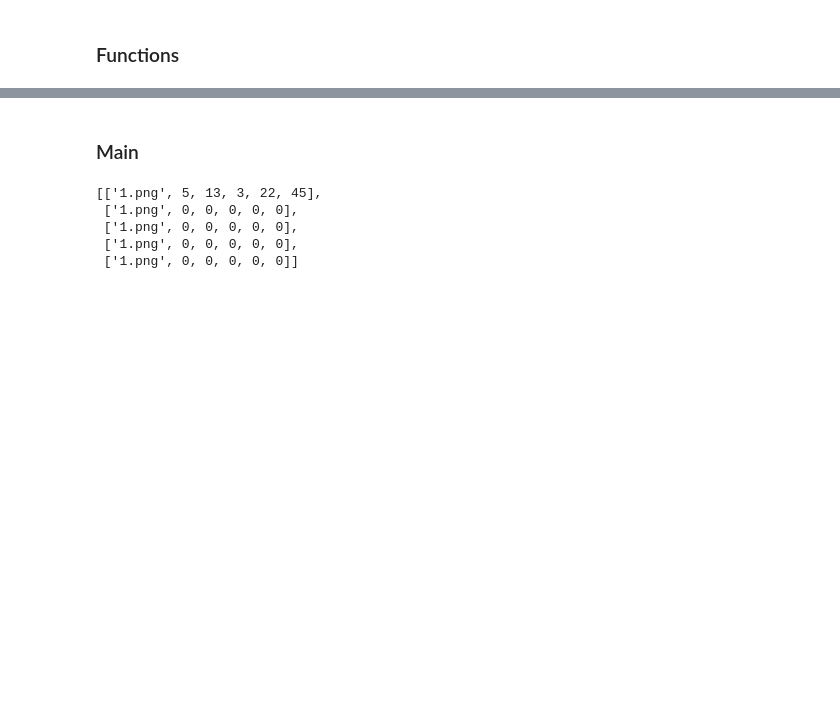
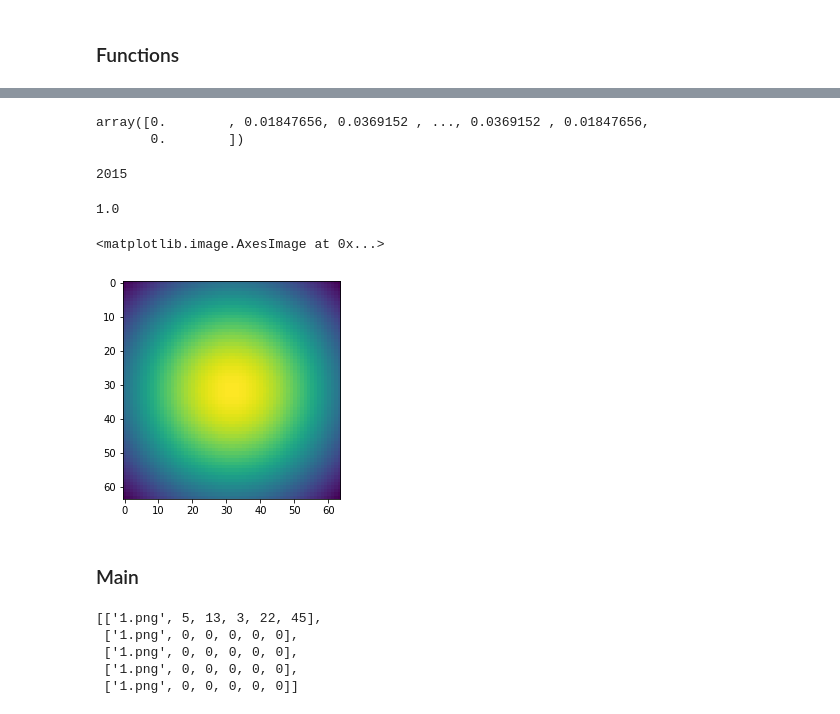
Before and after one commit to tonyjo/multi_digit_classification_attention, a Jupyter notebook: test_gen_attention_mask.ipynb, the cells around one changed output, grey strips where cells are left out. Cells and saved outputs as stored; diff of their text form; code cells hidden in the pictures; blank space fills up the shorter version.

```diff
--- a/test_gen_attention_mask.ipynb
+++ b/test_gen_attention_mask.ipynb
@@ -26,3 +81,5 @@ def gaussian2d(sup, scales):
     g = (1/np.sqrt(2*np.pi*var))*np.exp( -(x*x + y*y) / (2*var))
 
     return g
+# %%
+x, y = np.meshgrid(np.linspace(-1,1,64), np.linspace(-1,1,64))
@@ -28,0 +92,4 @@ def gaussian2d(sup, scales):
+# %%
+d = np.sqrt(x*x+y*y)
+sigma, mu = 1.0, 0.0
+g = np.exp(-( (d-mu)**2 / ( 2.0 * sigma**2 ) ) )
@@ -28,0 +151,5 @@ def gaussian2d(sup, scales):
+# %%
+g_norm
+# %% [output]
+array([0.        , 0.01847656, 0.0369152 , ..., 0.0369152 , 0.01847656,
+       0.        ])
@@ -29,3 +158,16 @@ def gaussian2d(sup, scales):
+# %%
+np.argmax(g_norm)
+# %% [output]
+2015
+# %%
+g_norm[2015]
+# %% [output]
+1.0
+# %%
+plt.imshow(g)
+# %% [output]
+<matplotlib.image.AxesImage at 0x...>
+[figure, added]
 # %%
 def softmax(x):
     """
```
Also changed, not shown: parts of 41 cells of this notebook, 1 other file.
